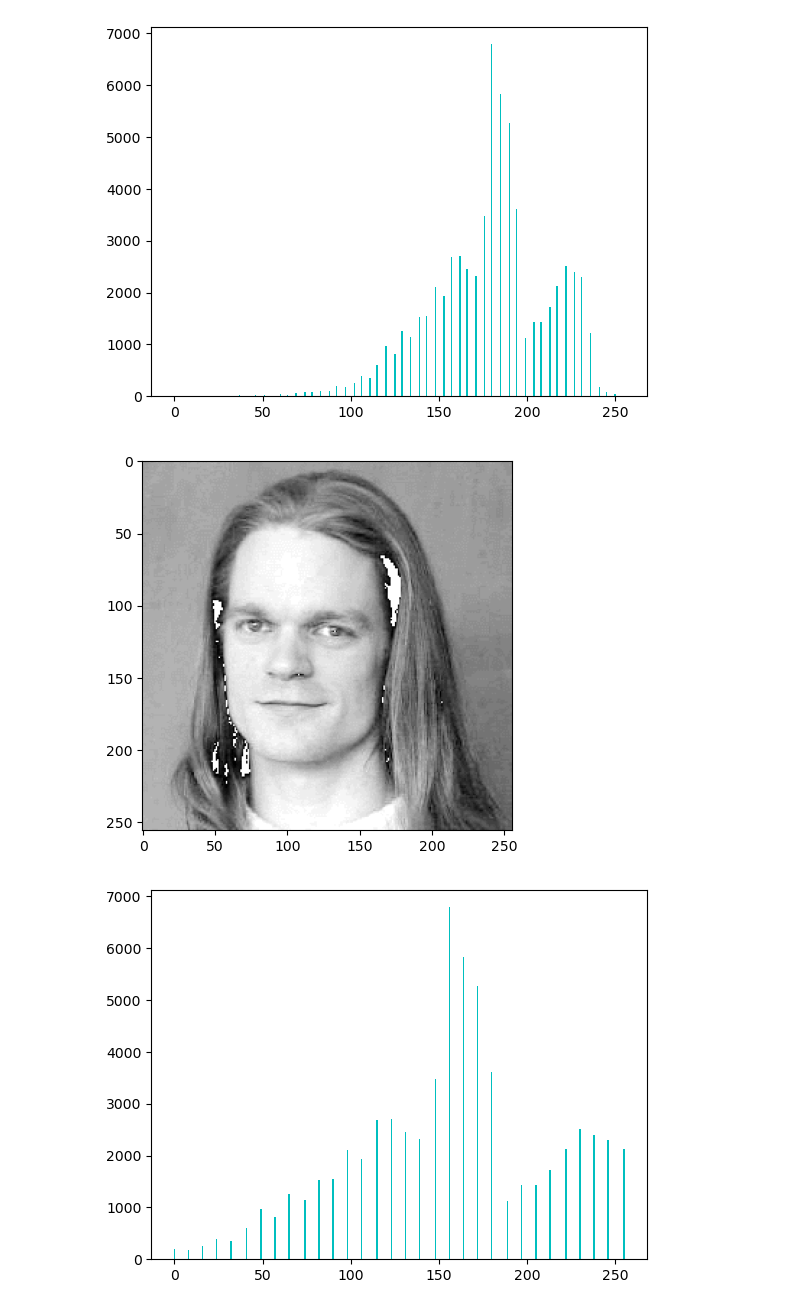
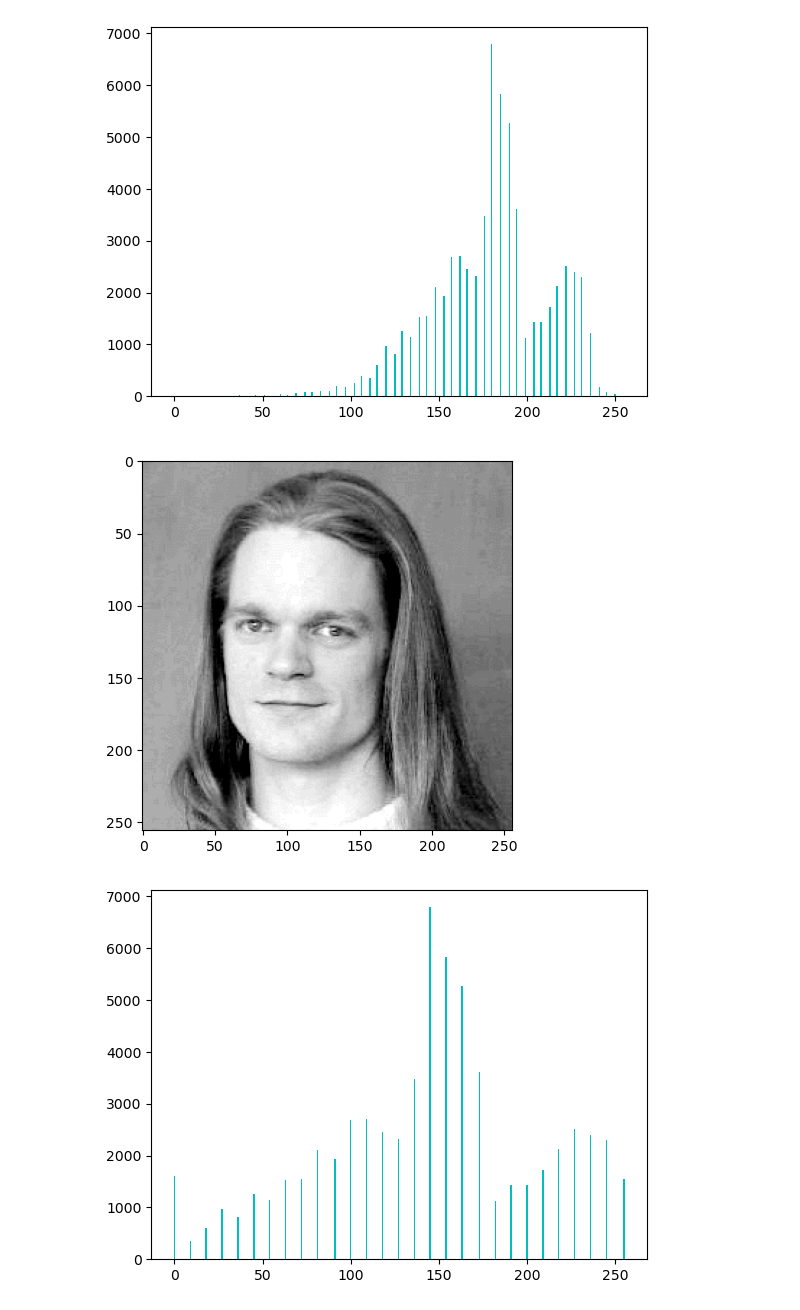
Before and after one commit to hamidrezaen/IntroMachineVisionCourse, a Jupyter notebook: Qa.ipynb, the cells around one changed output. Saved outputs shown, nothing was run; the diff lists cells and outputs as text; code cells hidden in the pictures.

Commit message:
fixed calc_hist function and completed task.

```diff
--- a/Qa.ipynb
+++ b/Qa.ipynb
@@ -80,7 +80,7 @@ def clip_hist(image, min_value, max_value):
   max_value = (100-max_value) / 100
 
   counter = 0
-  for start in range(255):
+  for start in range(256):
       counter += histogram[start]
 
       if (counter >= n*min_value):
@@ -93,7 +93,8 @@ def clip_hist(image, min_value, max_value):
       if (counter >= n*max_value):
           break
 
-  output_image = ((((output_image - start) / (end - start)) * 255).clip(0, 255)).astype(np.uint8)
+  output_image = np.where(output_image < start, start, np.where(output_image > end, end, output_image))
+  output_image = (((output_image - start) / (end - start)) * 255).clip(0, 255).astype("uint8")
   #######################
 
   return output_image
@@ -135,13 +136,13 @@ plt.show()
 [figure]
 [figure]
 # %%
-clipped_img = clip_hist(image1, 1, 99)
+clipped_img = clip_hist(image1, 2, 98)
 plt.imshow(clipped_img, cmap='gray')
 
 clipped_hist = calc_hist(clipped_img)
 plt.figure()
 plt.bar(np.arange(256), clipped_hist, color='c')
 plt.show()
 # %% [output]
-[figure, old version]
+[figure, new version]
-[figure, old version]
+[figure, new version]
```
